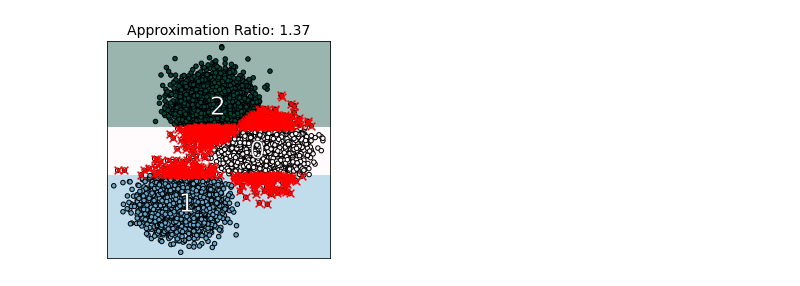
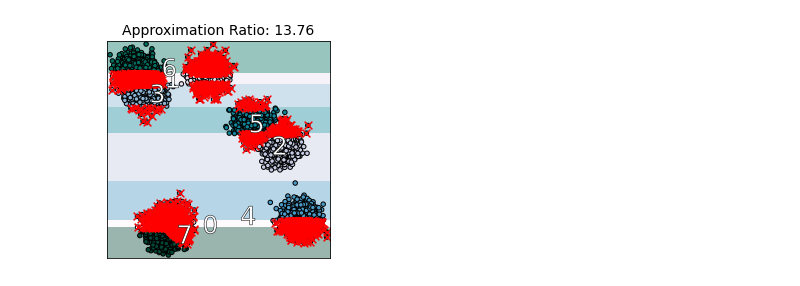
Before and after one commit to lmurtinho/ExKMC, a Jupyter notebook: ExKMC/Example with single dimension.ipynb, the cells around one changed output. Drawn from its saved outputs; the diff is of its cells as text; code cells hidden in the pictures.

```diff
--- a/ExKMC/Example with single dimension.ipynb
+++ b/ExKMC/Example with single dimension.ipynb
@@ -12,8 +12,8 @@ from utils import calc_cost, plot_kmeans, plot_tree_boundary
 # %%
 n = 10000
 d = 2
-k = 3
-x_data, _ = make_blobs(n, d, k, 2.5, random_state=42)
+k = 8
+x_data, _ = make_blobs(n, d, k, 2.5, random_state=42, center_box=[-30,30])
 
 kmeans = KMeans(k, random_state=42)
 kmeans.fit(x_data)
@@ -24,6 +24,6 @@ plot_kmeans(kmeans, x_data)
 # %%
 tree_1k = Tree(k)
-%timeit tree_1k.fit(x_data, kmeans)
+tree_1k.fit(x_data, kmeans)
 
 plot_tree_boundary(tree_1k, k, x_data, kmeans, plot_mistakes=True)
 # %% [output]
@@ -32,6 +31,6 @@ plot_tree_boundary(tree_1k, k, x_data, kmeans, plot_mistakes=True)
 # %%
 tree_0d = Tree(k, valid_col_idx=[0])
-%timeit tree_0d.fit(x_data, kmeans)
+tree_0d.fit(x_data, kmeans)
 
 plot_tree_boundary(tree_0d, k, x_data, kmeans, plot_mistakes=True)
 # %% [output]
@@ -47,6 +44,6 @@ plot_tree_boundary(tree_c0, k, x_data, kmeans, plot_mistakes=True)
 # %%
 tree_1d = Tree(k, valid_col_idx=[1])
-%timeit tree_1d.fit(x_data, kmeans)
+tree_1d.fit(x_data, kmeans)
 
 plot_tree_boundary(tree_1d, k, x_data, kmeans, plot_mistakes=True)
 # %% [output]
@@ -55,5 +51,5 @@ plot_tree_boundary(tree_1d, k, x_data, kmeans, plot_mistakes=True)
 # %%
 tree_c1 = Tree(k, valid_col_idx=[1])
-%timeit tree_c1.fit_1d_cost_search(x_data,kmeans)
+tree_c1.get_tree_1d(x_data,kmeans)
 plot_tree_boundary(tree_c1, k, x_data, kmeans, plot_mistakes=True)
 # %% [output]
@@ -61 +56 @@ plot_tree_boundary(tree_c1, k, x_data, kmeans, plot_mistakes=True)
-[figure, old version]
+[figure, new version]
```
Also changed, not shown: parts of 18 cells of this notebook, 1 other file.
